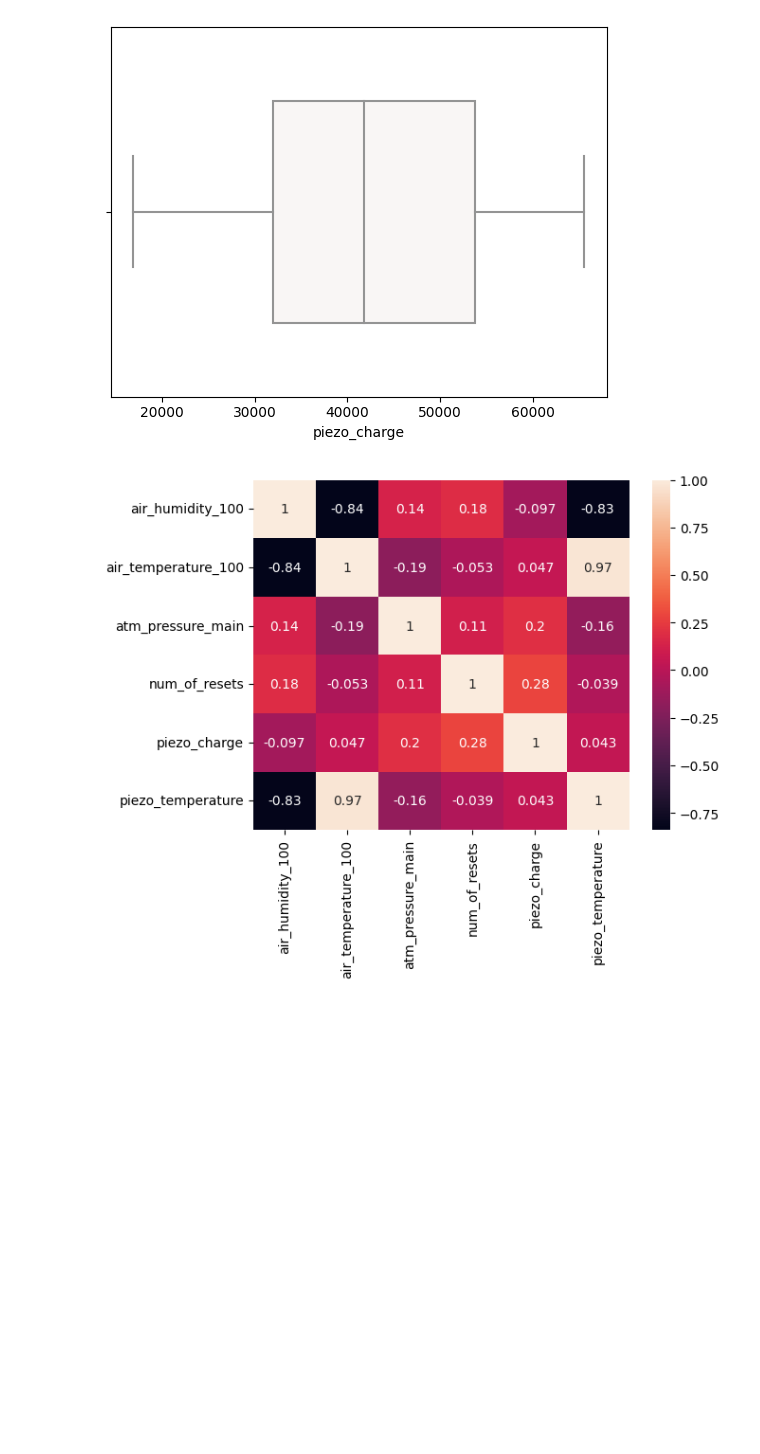
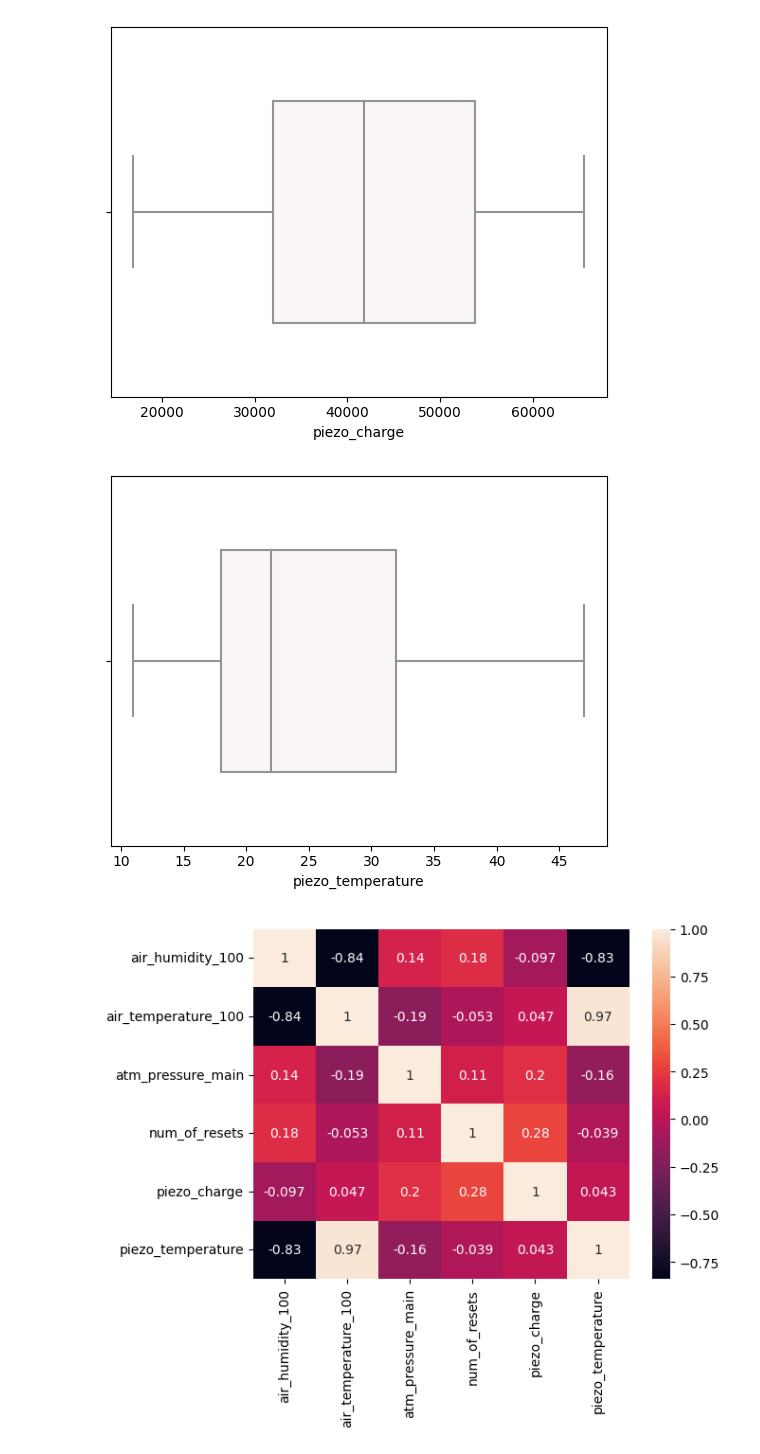
Before and after one commit to cantaruttim/DesafioFieldPRO, a Jupyter notebook: DesafioFieldPRO.ipynb, the cells around one changed output. Drawn from its saved outputs; the diff is of its cells as text; code cells hidden in the pictures; blank space fills up the shorter version.

```diff
--- a/DesafioFieldPRO.ipynb
+++ b/DesafioFieldPRO.ipynb
@@ -128,4 +133,11 @@ sns.boxplot(x="piezo_charge", data=dataset,
             whis=[0, 100], width=.6, palette="vlag");
 # %% [output]
 [figure]
+# %%
+# BOXPLOT DA TEMPERATURA DO APARELHO
+
+sns.boxplot(x="piezo_temperature", data=dataset,
+            whis=[0, 100], width=.6, palette="vlag");
+# %% [output]
+[figure, added]
 # %%
```
Also changed, not shown: parts of 43 cells of this notebook.
